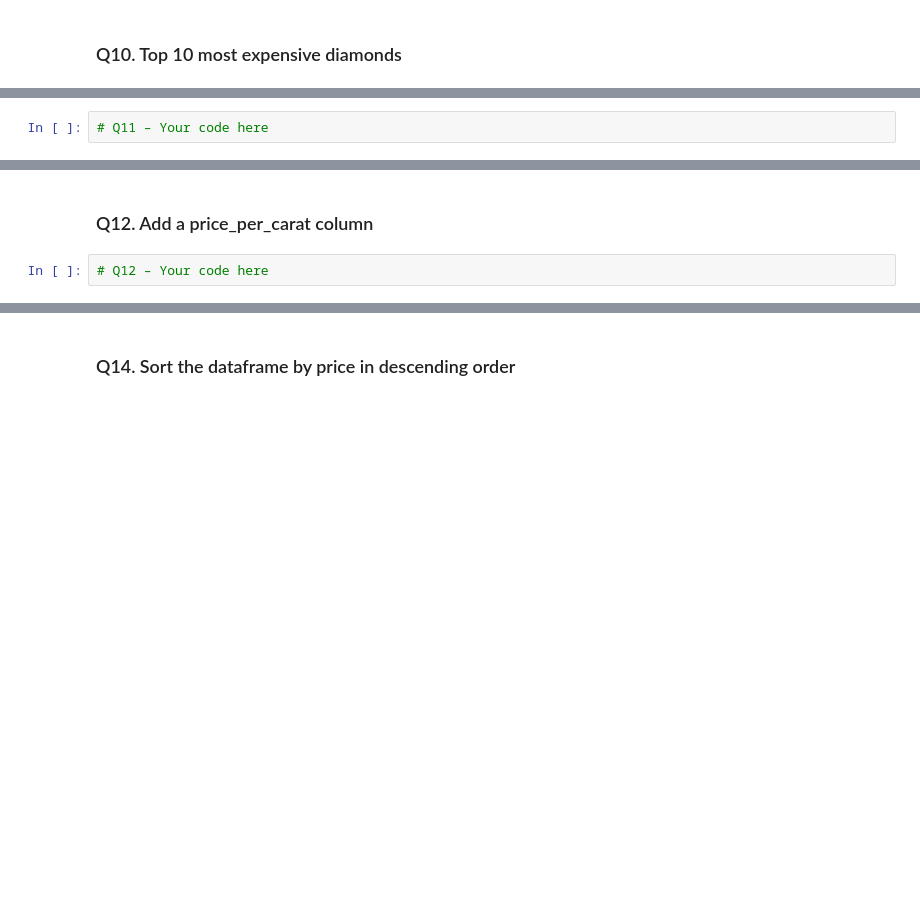
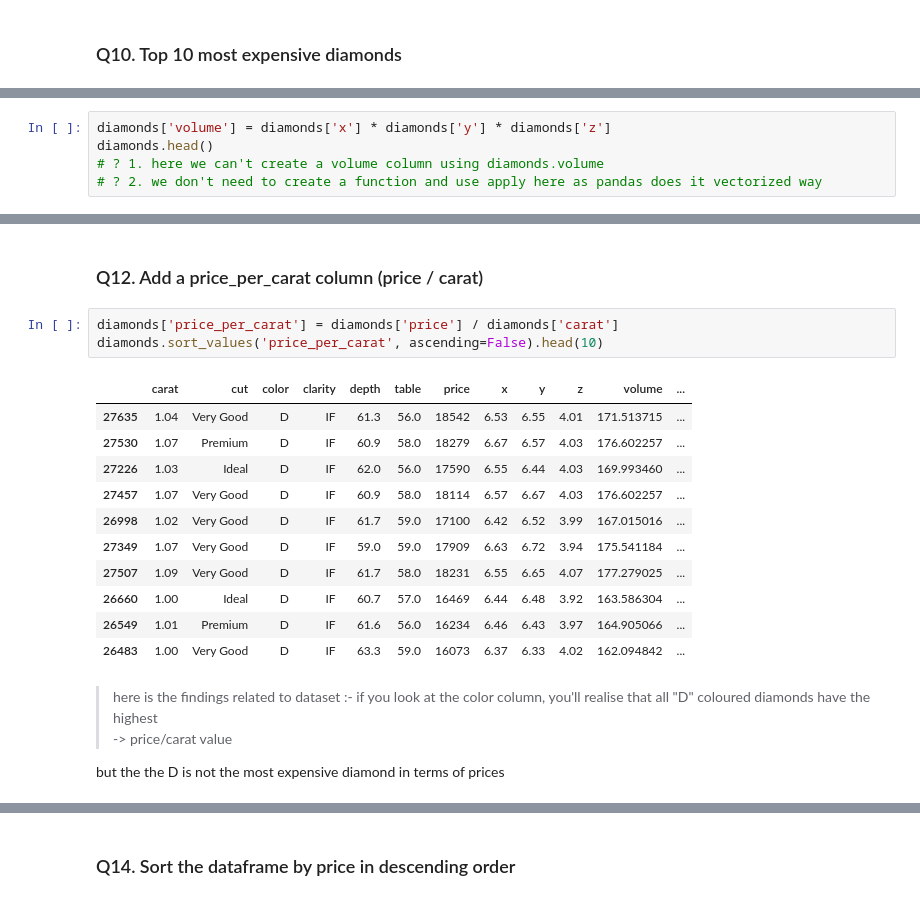
Before and after one commit to Shrikantlala24/Pandas, a Jupyter notebook: Diamonds_Pandas_Practice.ipynb, the cells around one changed output, grey strips where cells are left out. Cells and saved outputs as stored; diff of their text form; blank space fills up the shorter version.

```diff
--- a/Diamonds_Pandas_Practice.ipynb
+++ b/Diamonds_Pandas_Practice.ipynb
@@ -121,2 +211,5 @@ Name: count, dtype: int64
 # %%
-# Q11 – Your code here
+diamonds['volume'] = diamonds['x'] * diamonds['y'] * diamonds['z']
+diamonds.head()
+# ? 1. here we can't create a volume column using diamonds.volume
+# ? 2. we don't need to create a function and use apply here as pandas does it vectorized way
@@ -123,4 +223,23 @@ Name: count, dtype: int64
 # %% [markdown]
-### Q12. Add a price_per_carat column
+### Q12. Add a price_per_carat column (price / carat)
 # %%
-# Q12 – Your code here
+diamonds['price_per_carat'] = diamonds['price'] / diamonds['carat']
+diamonds.sort_values('price_per_carat', ascending=False).head(10)
+# %% [output]
+|  | carat | cut | color | clarity | depth | table | price | x | y | z | volume | ... |
+| 27635 | 1.04 | Very Good | D | IF | 61.3 | 56.0 | 18542 | 6.53 | 6.55 | 4.01 | 171.513715 | ... |
+| 27530 | 1.07 | Premium | D | IF | 60.9 | 58.0 | 18279 | 6.67 | 6.57 | 4.03 | 176.602257 | ... |
+| 27226 | 1.03 | Ideal | D | IF | 62.0 | 56.0 | 17590 | 6.55 | 6.44 | 4.03 | 169.993460 | ... |
+| 27457 | 1.07 | Very Good | D | IF | 60.9 | 58.0 | 18114 | 6.57 | 6.67 | 4.03 | 176.602257 | ... |
+| 26998 | 1.02 | Very Good | D | IF | 61.7 | 59.0 | 17100 | 6.42 | 6.52 | 3.99 | 167.015016 | ... |
+| 27349 | 1.07 | Very Good | D | IF | 59.0 | 59.0 | 17909 | 6.63 | 6.72 | 3.94 | 175.541184 | ... |
+| 27507 | 1.09 | Very Good | D | IF | 61.7 | 58.0 | 18231 | 6.55 | 6.65 | 4.07 | 177.279025 | ... |
+| 26660 | 1.00 | Ideal | D | IF | 60.7 | 57.0 | 16469 | 6.44 | 6.48 | 3.92 | 163.586304 | ... |
+| 26549 | 1.01 | Premium | D | IF | 61.6 | 56.0 | 16234 | 6.46 | 6.43 | 3.97 | 164.905066 | ... |
+| 26483 | 1.00 | Very Good | D | IF | 63.3 | 59.0 | 16073 | 6.37 | 6.33 | 4.02 | 162.094842 | ... |
+# %% [markdown]
+> here is the findings related to dataset :-
+if you look at the color column, you'll realise that all "D" coloured diamonds have the highest
+<br> -> price/carat value
+
+but the the D is not the most expensive diamond in terms of prices
```
Also changed, not shown: parts of 18 cells of this notebook.
